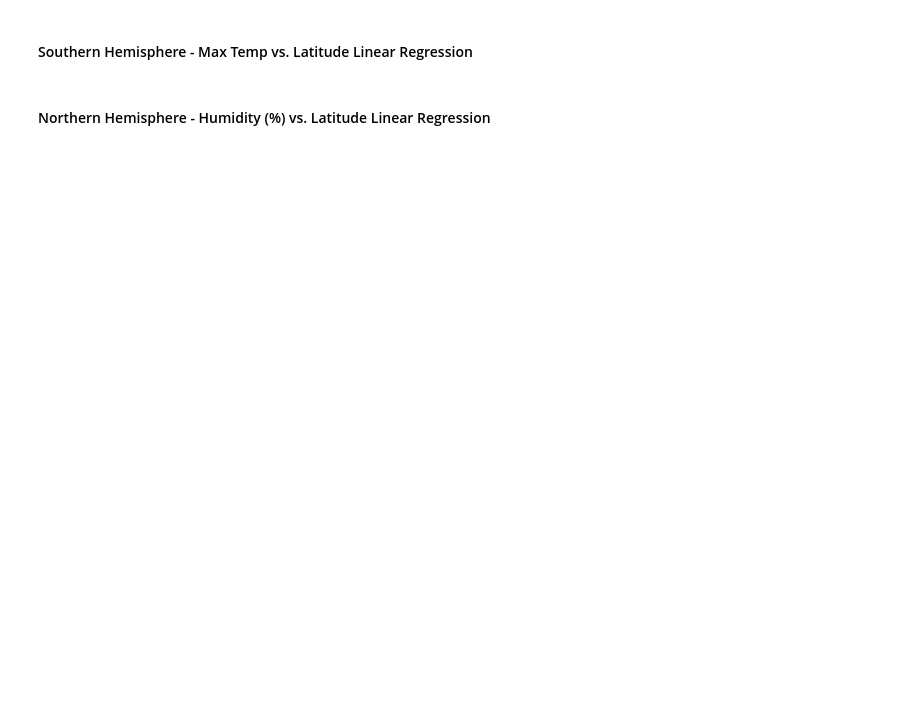
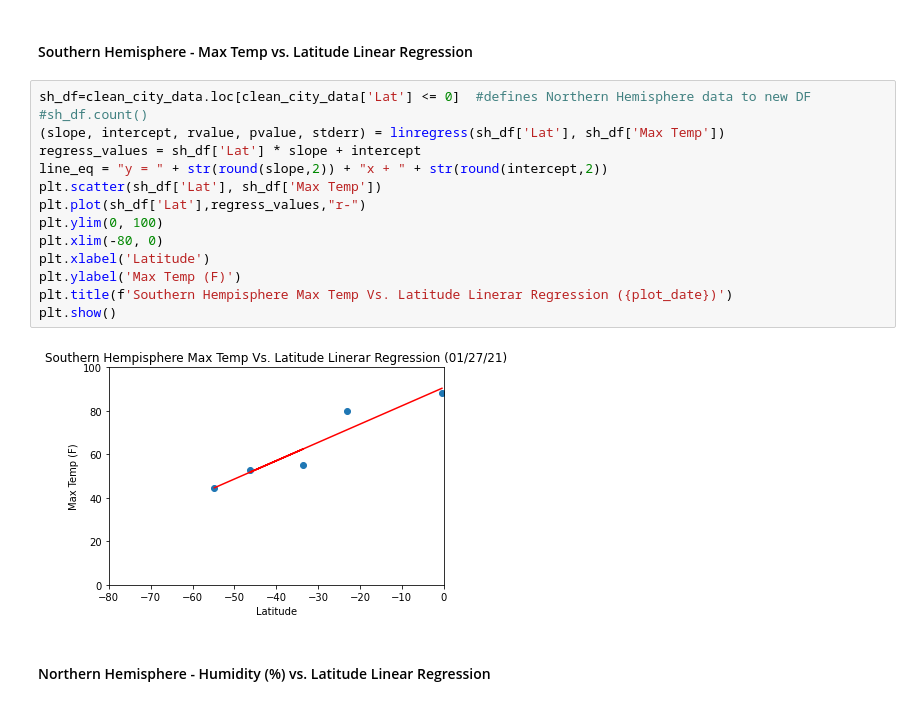
Before and after one commit to CatherinePoirier/API_challenge, a Jupyter notebook: WeatherPy/WeatherPy.ipynb, the cells around one changed output. Saved outputs shown, nothing was run; the diff lists cells and outputs as text; blank space fills up the shorter version.

```diff
--- a/WeatherPy/WeatherPy.ipynb
+++ b/WeatherPy/WeatherPy.ipynb
@@ -328,4 +364,20 @@ plt.show()
 # %% [markdown]
 ####  Southern Hemisphere - Max Temp vs. Latitude Linear Regression
+# %%
+sh_df=clean_city_data.loc[clean_city_data['Lat'] <= 0]  #defines Northern Hemisphere data to new DF
+#sh_df.count()
+(slope, intercept, rvalue, pvalue, stderr) = linregress(sh_df['Lat'], sh_df['Max Temp'])
+regress_values = sh_df['Lat'] * slope + intercept
+line_eq = "y = " + str(round(slope,2)) + "x + " + str(round(intercept,2))
+plt.scatter(sh_df['Lat'], sh_df['Max Temp'])
+plt.plot(sh_df['Lat'],regress_values,"r-")
+plt.ylim(0, 100)
+plt.xlim(-80, 0)
+plt.xlabel('Latitude')
+plt.ylabel('Max Temp (F)')
+plt.title(f'Southern Hempisphere Max Temp Vs. Latitude Linerar Regression ({plot_date})')
+plt.show()
+# %% [output]
+[figure, added]
 # %% [markdown]
 ####  Northern Hemisphere - Humidity (%) vs. Latitude Linear Regression
```
Also changed, not shown: parts of 13 cells of this notebook.
